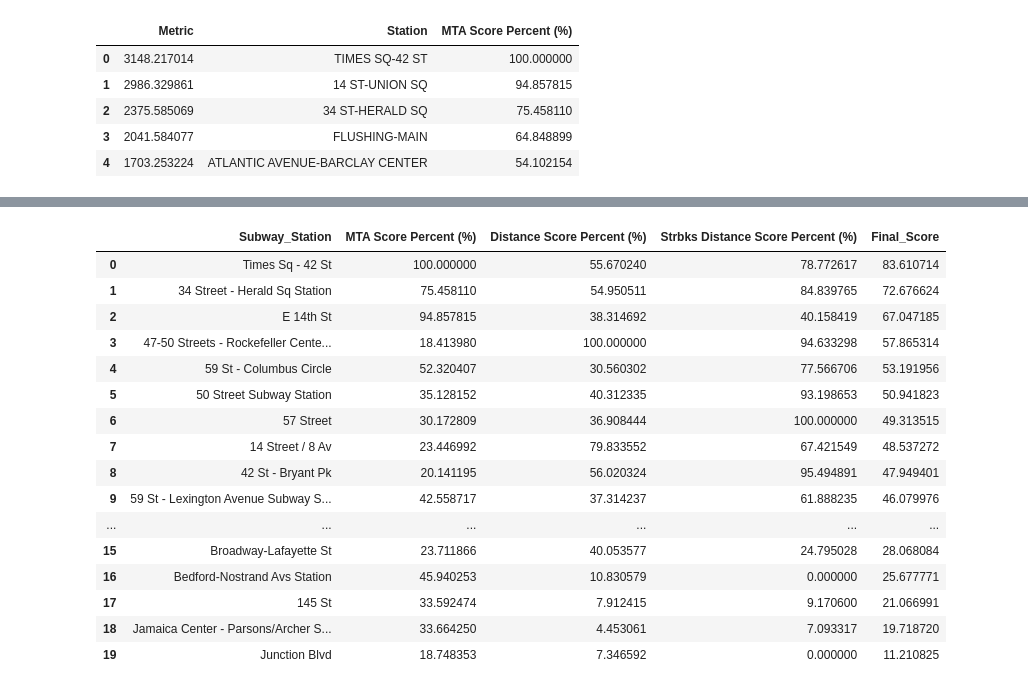
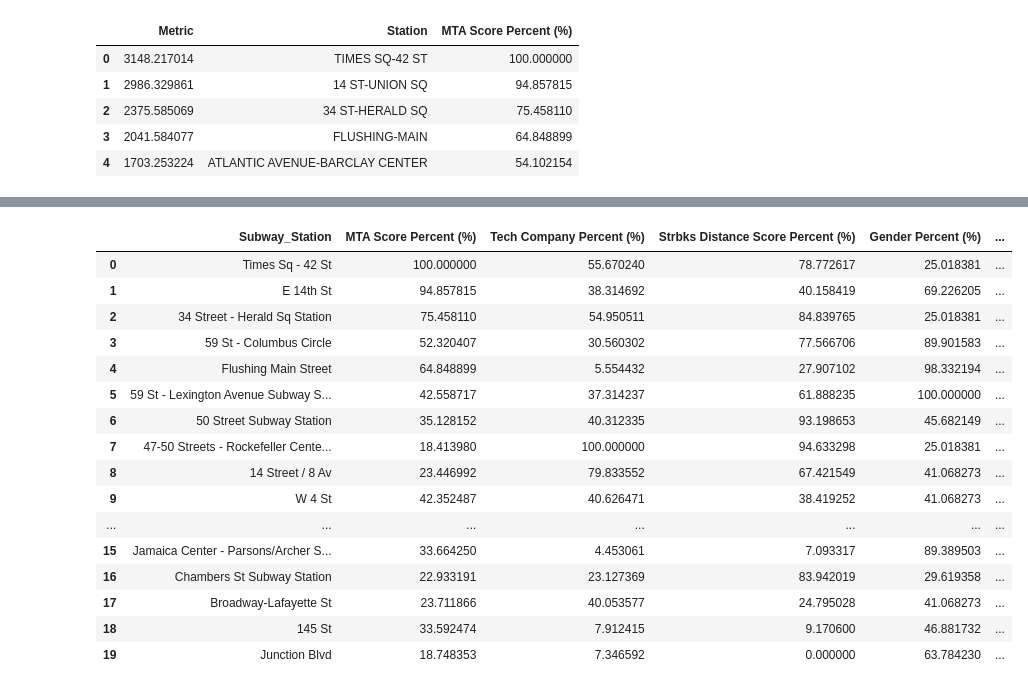
Before and after one commit to nalehc/gala_flyer_locations, a Jupyter notebook: Google_Places_Scraping_Alan.ipynb, the cells around one changed output, grey strips where cells are left out. Cells and saved outputs as stored; diff of their text form; code cells hidden in the pictures.

Commit message:
Added final scores with gender

```diff
--- a/Google_Places_Scraping_Alan.ipynb
+++ b/Google_Places_Scraping_Alan.ipynb
@@ -400,0 +442,10 @@ MTA_score_df.head()
+# %%
+CD_Key = {"MN": "1", "BX": "2", "BRK": "3", "QN": "4", "SI": "5"}
+census_stations = companies_score_df.Subway_Station.sort_values()
+census_CDs = ['MN CD 2', 'MN CD 9', 'MN CD 5', 'MN CD 5', 'MN CD 5',
+             'MN CD 4', 'MN CD 5', 'MN CD 7', 'MN CD 8', 'BRK CD 2',
+             'BRK CD 3', 'MN CD 2', 'MN CD 1', 'MN CD 3', 'QN CD 7',
+             'QN CD 12', 'BRK CD 3', 'BRK CD 4', 'MN CD 5', 'MN CD 2']
+census_score_df = pd.DataFrame({'Subway_Station': census_stations, 'Community District': census_CDs})
+census_score_df = census_score_df.merge(censusinfo_df[['Community District', '% of Max']], how = 'inner', on ='Community District')
+census_score_df.head()
@@ -401,29 +459,37 @@ MTA_score_df.head()
 # %%
-weights = (0.5, 0.25, 0.25)
+weights = (0.5, 0.15, 0.15, 0.2)
 
 first_merge = MTA_score_df.merge(companies_score_df, how = 'inner', left_on = 'Station', right_on = 'Query')
 first_merge = first_merge[['Subway_Station', 'MTA Score Percent (%)', 'Distance Score Percent (%)']]
 second_merge = first_merge.merge(np_score_df, how = 'outer', left_on = 'Subway_Station', right_on = 'Nearest_Station')
 second_merge = second_merge.drop(axis = 1, labels = 'Nearest_Station')
 second_merge = second_merge.fillna(0)
-second_merge['Final_Score'] = (weights[0] * second_merge['MTA Score Percent (%)'] + weights[1] * second_merge['Distance Score Percent (%)']
-                               + weights[2] * second_merge['Strbks Distance Score Percent (%)'])
-second_merge.sort_values(by = 'Final_Score', ascending = False).reset_index(drop = True)
+third_merge = second_merge.merge(census_score_df[['Subway_Station', '% of Max']], how = 'inner', on = 'Subway_Station')
+third_merge = third_merge.rename(columns = {'Distance Score Percent (%)': 'Tech Company Percent (%)', '% of Max': 'Gender Percent (%)'})
+
+third_merge['Final_Score'] = (weights[0] * third_merge['MTA Score Percent (%)']
+                              + weights[1] * third_merge['Tech Company Percent (%)']
+                              + weights[2] * third_merge['Strbks Distance Score Percent (%)']
+                              + weights[3] * third_merge['Gender Percent (%)'])
+third_merge = third_merge.sort_values(by = 'Final_Score', ascending = False).reset_index(drop = True)
+third_merge.to_csv('Final_Scores_With_Gender.csv')
-# %% [output]
-|  | Subway_Station | MTA Score Percent (%) | Distance Score Percent (%) | Strbks Distance Score Percent (%) | Final_Score |
-| 0 | Times Sq - 42 St | 100.000000 | 55.670240 | 78.772617 | 83.610714 |
-| 1 | 34 Street - Herald Sq Station | 75.458110 | 54.950511 | 84.839765 | 72.676624 |
-| 2 | E 14th St | 94.857815 | 38.314692 | 40.158419 | 67.047185 |
-| 3 | 47-50 Streets - Rockefeller Cente... | 18.413980 | 100.000000 | 94.633298 | 57.865314 |
-| 4 | 59 St - Columbus Circle | 52.320407 | 30.560302 | 77.566706 | 53.191956 |
-| 5 | 50 Street Subway Station | 35.128152 | 40.312335 | 93.198653 | 50.941823 |
-| 6 | 57 Street | 30.172809 | 36.908444 | 100.000000 | 49.313515 |
-| 7 | 14 Street / 8 Av | 23.446992 | 79.833552 | 67.421549 | 48.537272 |
-| 8 | 42 St - Bryant Pk | 20.141195 | 56.020324 | 95.494891 | 47.949401 |
-| 9 | 59 St - Lexington Avenue Subway S... | 42.558717 | 37.314237 | 61.888235 | 46.079976 |
-| ... | ... | ... | ... | ... | ... |
-| 15 | Broadway-Lafayette St | 23.711866 | 40.053577 | 24.795028 | 28.068084 |
-| 16 | Bedford-Nostrand Avs Station | 45.940253 | 10.830579 | 0.000000 | 25.677771 |
-| 17 | 145 St | 33.592474 | 7.912415 | 9.170600 | 21.066991 |
-| 18 | Jamaica Center - Parsons/Archer S... | 33.664250 | 4.453061 | 7.093317 | 19.718720 |
-| 19 | Junction Blvd | 18.748353 | 7.346592 | 0.000000 | 11.210825 |
+# %%
+third_merge
+# %% [output]
+|  | Subway_Station | MTA Score Percent (%) | Tech Company Percent (%) | Strbks Distance Score Percent (%) | Gender Percent (%) | ... |
+| 0 | Times Sq - 42 St | 100.000000 | 55.670240 | 78.772617 | 25.018381 | ... |
+| 1 | E 14th St | 94.857815 | 38.314692 | 40.158419 | 69.226205 | ... |
+| 2 | 34 Street - Herald Sq Station | 75.458110 | 54.950511 | 84.839765 | 25.018381 | ... |
+| 3 | 59 St - Columbus Circle | 52.320407 | 30.560302 | 77.566706 | 89.901583 | ... |
+| 4 | Flushing Main Street | 64.848899 | 5.554432 | 27.907102 | 98.332194 | ... |
+| 5 | 59 St - Lexington Avenue Subway S... | 42.558717 | 37.314237 | 61.888235 | 100.000000 | ... |
+| 6 | 50 Street Subway Station | 35.128152 | 40.312335 | 93.198653 | 45.682149 | ... |
+| 7 | 47-50 Streets - Rockefeller Cente... | 18.413980 | 100.000000 | 94.633298 | 25.018381 | ... |
+| 8 | 14 Street / 8 Av | 23.446992 | 79.833552 | 67.421549 | 41.068273 | ... |
+| 9 | W 4 St | 42.352487 | 40.626471 | 38.419252 | 41.068273 | ... |
+| ... | ... | ... | ... | ... | ... | ... |
+| 15 | Jamaica Center - Parsons/Archer S... | 33.664250 | 4.453061 | 7.093317 | 89.389503 | ... |
+| 16 | Chambers St Subway Station | 22.933191 | 23.127369 | 83.942019 | 29.619358 | ... |
+| 17 | Broadway-Lafayette St | 23.711866 | 40.053577 | 24.795028 | 41.068273 | ... |
+| 18 | 145 St | 33.592474 | 7.912415 | 9.170600 | 46.881732 | ... |
+| 19 | Junction Blvd | 18.748353 | 7.346592 | 0.000000 | 63.784230 | ... |
```
Also changed, not shown: parts of 5 cells of this notebook, 1 other file.
